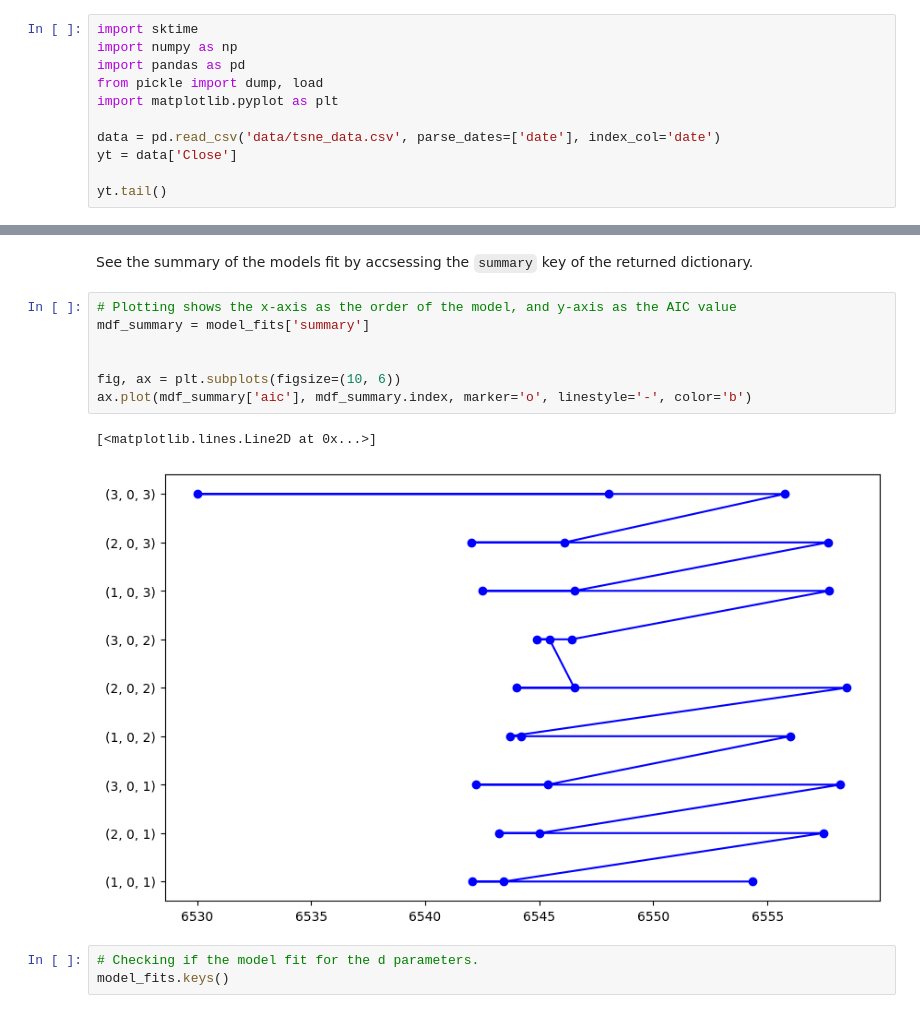
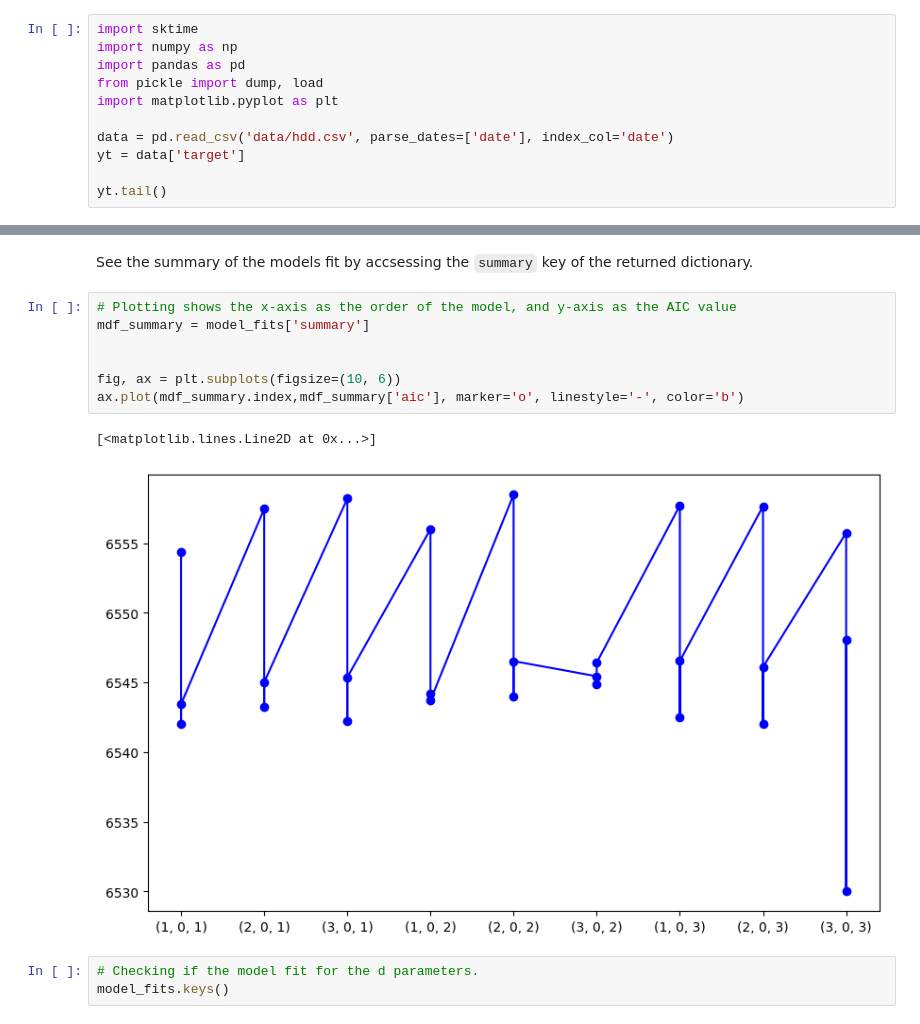
Before and after one commit to jach8/TimeSeries, a Jupyter notebook: examples/arima.ipynb, the cells around one changed output, grey strips where cells are left out. Cells and saved outputs as stored; diff of their text form.

```diff
--- a/examples/arima.ipynb
+++ b/examples/arima.ipynb
@@ -5,8 +5,8 @@ import pandas as pd
 from pickle import dump, load
 import matplotlib.pyplot as plt
 
-data = pd.read_csv('data/tsne_data.csv', parse_dates=['date'], index_col='date')
-yt = data['Close']
+data = pd.read_csv('data/hdd.csv', parse_dates=['date'], index_col='date')
+yt = data['target']
 
 yt.tail()
 # %% [output]
@@ -43,13 +43,13 @@ See the summary of the models fit by accsessing the `summary` key of the returne
 # %%
 # Plotting shows the x-axis as the order of the model, and y-axis as the AIC value
 mdf_summary = model_fits['summary']
 
 
 fig, ax = plt.subplots(figsize=(10, 6))
-ax.plot(mdf_summary['aic'], mdf_summary.index, marker='o', linestyle='-', color='b')
+ax.plot(mdf_summary.index,mdf_summary['aic'], marker='o', linestyle='-', color='b')
 # %% [output]
 [<matplotlib.lines.Line2D at 0x...>]
-[figure, old version]
+[figure, new version]
 # %%
 # Checking if the model fit for the d parameters.
 model_fits.keys()
```
Also changed, not shown: parts of 3 cells of this notebook, 13 other files.
